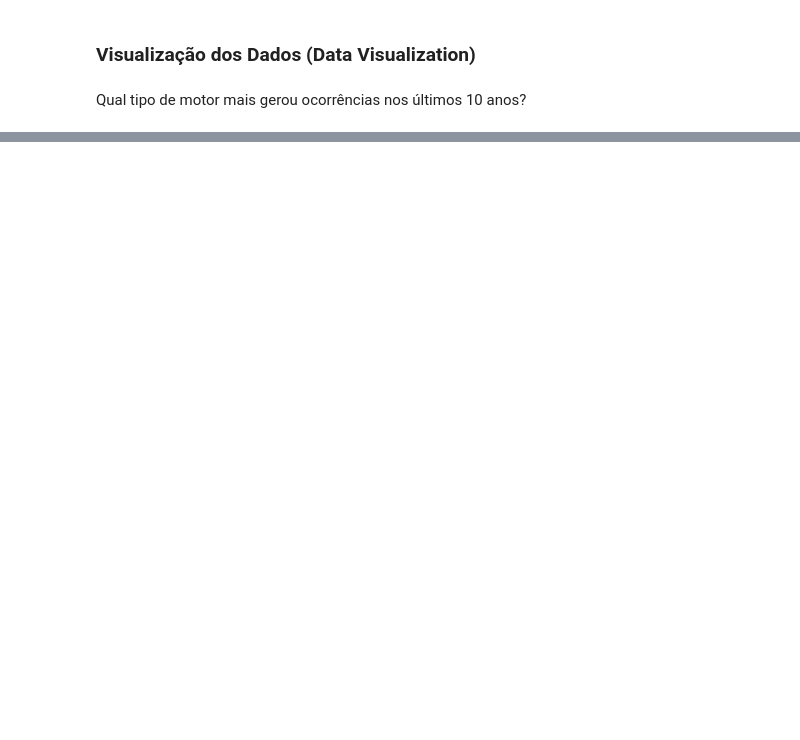
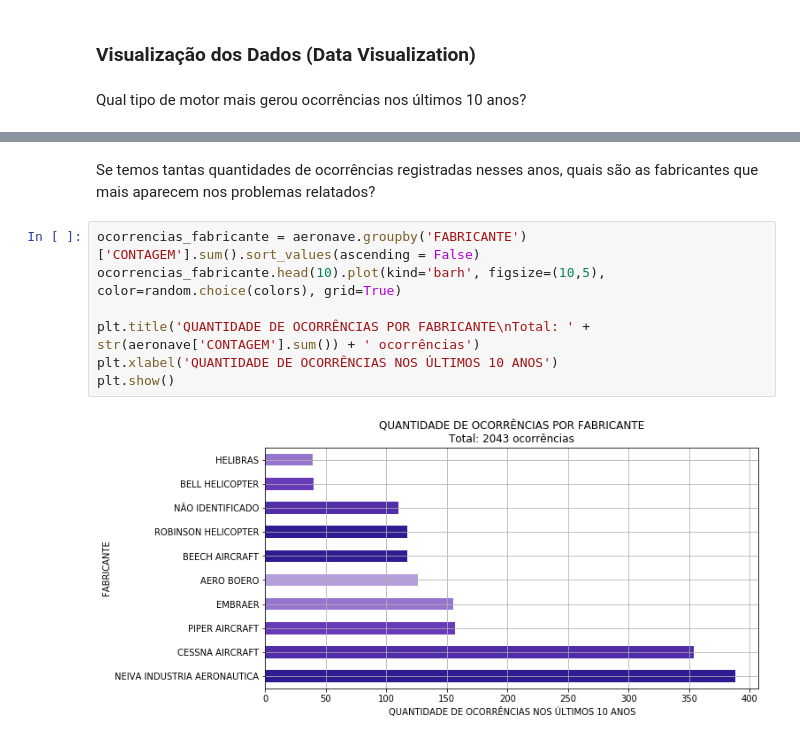
Before and after one commit to thiagosilva95/air-crashes, a Jupyter notebook: air-crashes.ipynb, the cells around one changed output, grey strips where cells are left out. Drawn from its saved outputs; the diff is of its cells as text; blank space fills up the shorter version.

```diff
--- a/air-crashes.ipynb
+++ b/air-crashes.ipynb
@@ -297,0 +326,11 @@ Qual tipo de motor mais gerou ocorrências nos últimos 10 anos?
+# %% [markdown]
+Se temos tantas quantidades de ocorrências registradas nesses anos, quais são as fabricantes que mais aparecem nos problemas relatados?
+# %%
+ocorrencias_fabricante = aeronave.groupby('FABRICANTE')['CONTAGEM'].sum().sort_values(ascending = False)
+ocorrencias_fabricante.head(10).plot(kind='barh', figsize=(10,5), color=random.choice(colors), grid=True)
+
+plt.title('QUANTIDADE DE OCORRÊNCIAS POR FABRICANTE\nTotal: ' + str(aeronave['CONTAGEM'].sum()) + ' ocorrências')
+plt.xlabel('QUANTIDADE DE OCORRÊNCIAS NOS ÚLTIMOS 10 ANOS')
+plt.show()
+# %% [output]
+[figure, added]
```
Also changed, not shown: parts of 13 cells of this notebook.
